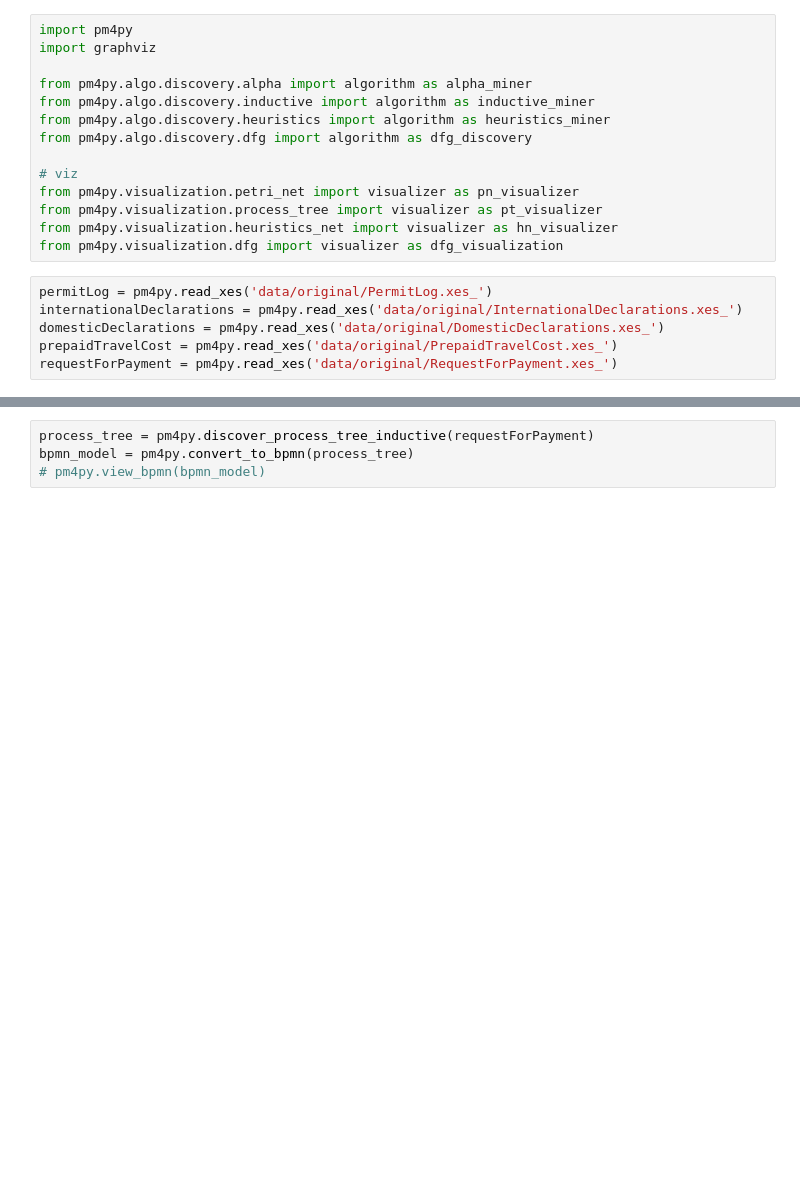
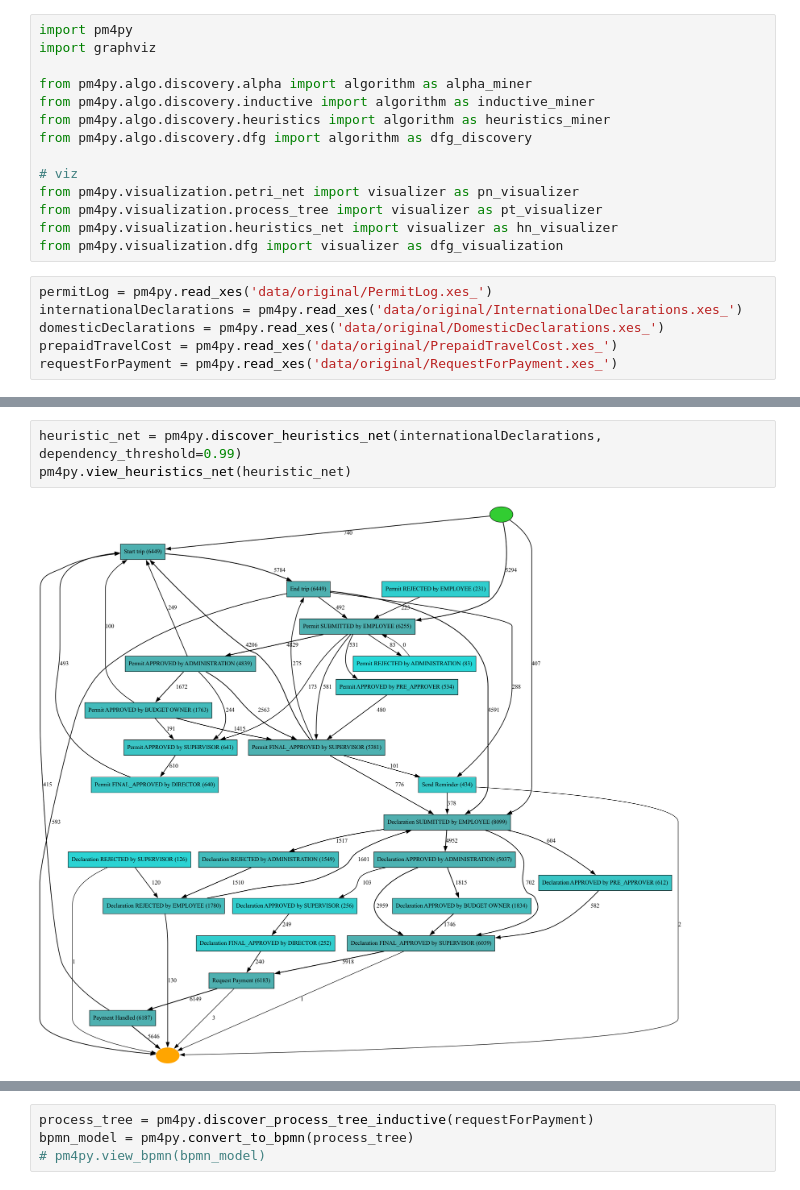
Before and after one commit to Martin-Chivo/CMPE255-Team8, a Jupyter notebook: load.ipynb, the cells around one changed output, grey strips where cells are left out. Cells and saved outputs as stored; diff of their text form; blank space fills up the shorter version.

```diff
--- a/load.ipynb
+++ b/load.ipynb
@@ -34,0 +41,5 @@ gviz = pn_visualizer.apply(net, initial_marking, final_marking)
+# %%
+heuristic_net = pm4py.discover_heuristics_net(internationalDeclarations, dependency_threshold=0.99)
+pm4py.view_heuristics_net(heuristic_net)
+# %% [output]
+[figure, added]
```
Also changed, not shown: parts of 11 cells of this notebook.
